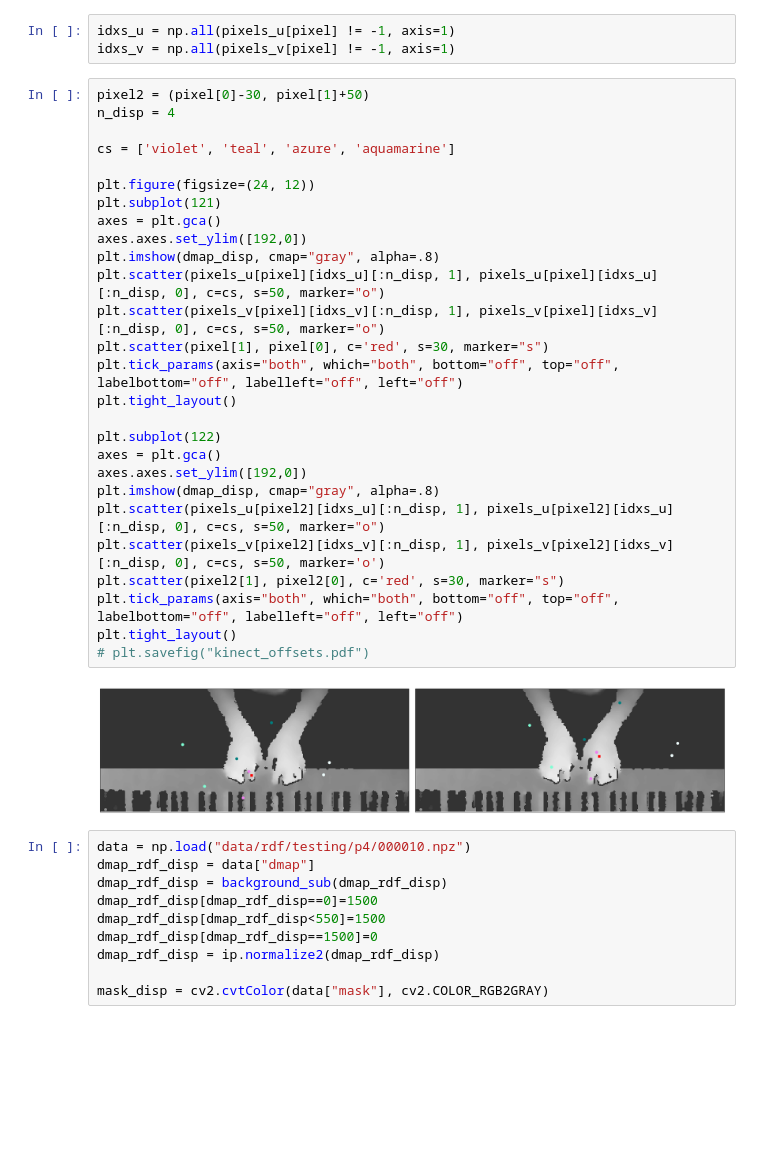
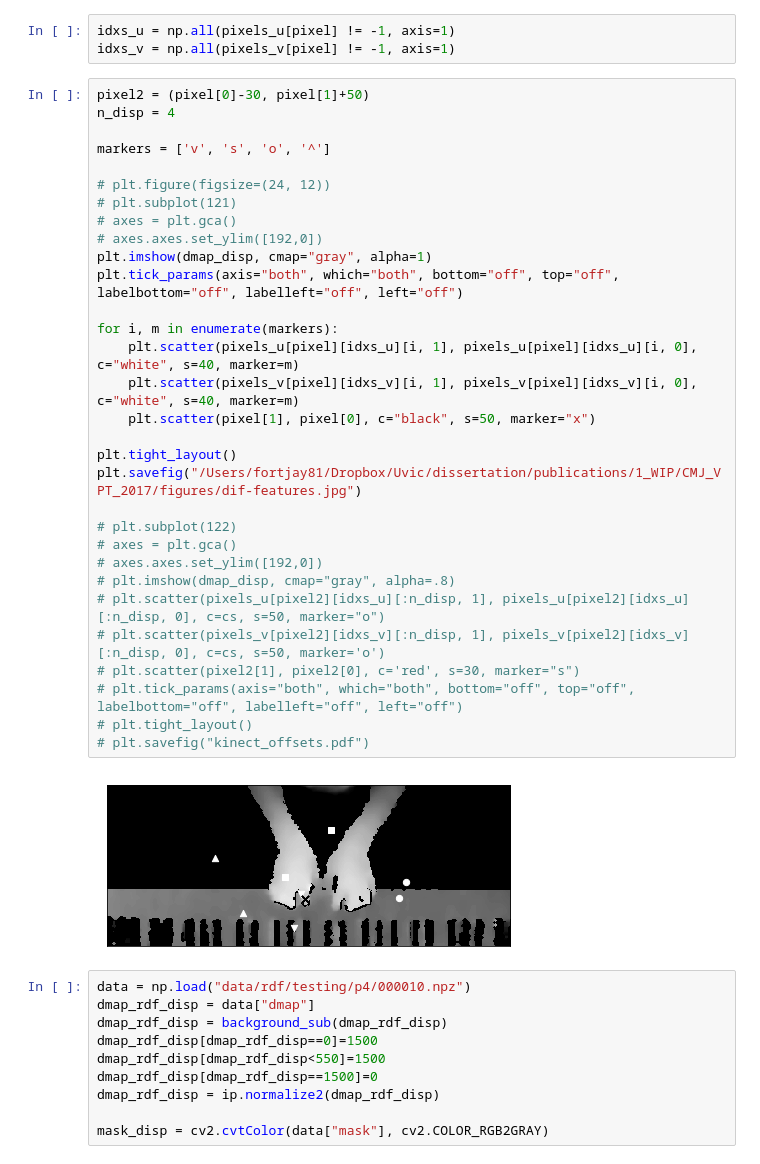
Before and after one commit to davidsjohnson/VPT2, a Jupyter notebook: CMJ Stuff.ipynb, the cells around one changed output. Saved outputs shown, nothing was run; the diff lists cells and outputs as text; blank space fills up the shorter version.

```diff
--- a/CMJ Stuff.ipynb
+++ b/CMJ Stuff.ipynb
@@ -99,32 +102,36 @@ idxs_v = np.all(pixels_v[pixel] != -1, axis=1)
 # %%
 pixel2 = (pixel[0]-30, pixel[1]+50)
 n_disp = 4
 
-cs = ['violet', 'teal', 'azure', 'aquamarine']
+markers = ['v', 's', 'o', '^']
 
-plt.figure(figsize=(24, 12))
-plt.subplot(121)
-axes = plt.gca()
-axes.axes.set_ylim([192,0])
-plt.imshow(dmap_disp, cmap="gray", alpha=.8)
-plt.scatter(pixels_u[pixel][idxs_u][:n_disp, 1], pixels_u[pixel][idxs_u][:n_disp, 0], c=cs, s=50, marker="o")
-plt.scatter(pixels_v[pixel][idxs_v][:n_disp, 1], pixels_v[pixel][idxs_v][:n_disp, 0], c=cs, s=50, marker="o")
-plt.scatter(pixel[1], pixel[0], c='red', s=30, marker="s")
+# plt.figure(figsize=(24, 12))
+# plt.subplot(121)
+# axes = plt.gca()
+# axes.axes.set_ylim([192,0])
+plt.imshow(dmap_disp, cmap="gray", alpha=1)
 plt.tick_params(axis="both", which="both", bottom="off", top="off", labelbottom="off", labelleft="off", left="off")
+
+for i, m in enumerate(markers):
+    plt.scatter(pixels_u[pixel][idxs_u][i, 1], pixels_u[pixel][idxs_u][i, 0], c="white", s=40, marker=m)
+    plt.scatter(pixels_v[pixel][idxs_v][i, 1], pixels_v[pixel][idxs_v][i, 0], c="white", s=40, marker=m)
+    plt.scatter(pixel[1], pixel[0], c="black", s=50, marker="x")
+
 plt.tight_layout()
+plt.savefig("/Users/fortjay81/Dropbox/Uvic/dissertation/publications/1_WIP/CMJ_VPT_2017/figures/dif-features.jpg")
 
-plt.subplot(122)
-axes = plt.gca()
-axes.axes.set_ylim([192,0])
-plt.imshow(dmap_disp, cmap="gray", alpha=.8)
-plt.scatter(pixels_u[pixel2][idxs_u][:n_disp, 1], pixels_u[pixel2][idxs_u][:n_disp, 0], c=cs, s=50, marker="o")
-plt.scatter(pixels_v[pixel2][idxs_v][:n_disp, 1], pixels_v[pixel2][idxs_v][:n_disp, 0], c=cs, s=50, marker='o')
-plt.scatter(pixel2[1], pixel2[0], c='red', s=30, marker="s")
-plt.tick_params(axis="both", which="both", bottom="off", top="off", labelbottom="off", labelleft="off", left="off")
-plt.tight_layout()
+# plt.subplot(122)
+# axes = plt.gca()
+# axes.axes.set_ylim([192,0])
+# plt.imshow(dmap_disp, cmap="gray", alpha=.8)
+# plt.scatter(pixels_u[pixel2][idxs_u][:n_disp, 1], pixels_u[pixel2][idxs_u][:n_disp, 0], c=cs, s=50, marker="o")
+# plt.scatter(pixels_v[pixel2][idxs_v][:n_disp, 1], pixels_v[pixel2][idxs_v][:n_disp, 0], c=cs, s=50, marker='o')
+# plt.scatter(pixel2[1], pixel2[0], c='red', s=30, marker="s")
+# plt.tick_params(axis="both", which="both", bottom="off", top="off", labelbottom="off", labelleft="off", left="off")
+# plt.tight_layout()
 # plt.savefig("kinect_offsets.pdf")
 # %% [output]
-[figure, old version]
+[figure, new version]
 # %%
 data = np.load("data/rdf/testing/p4/000010.npz")
 dmap_rdf_disp = data["dmap"]
```
Also changed, not shown: parts of 11 cells of this notebook, 12 other files.
